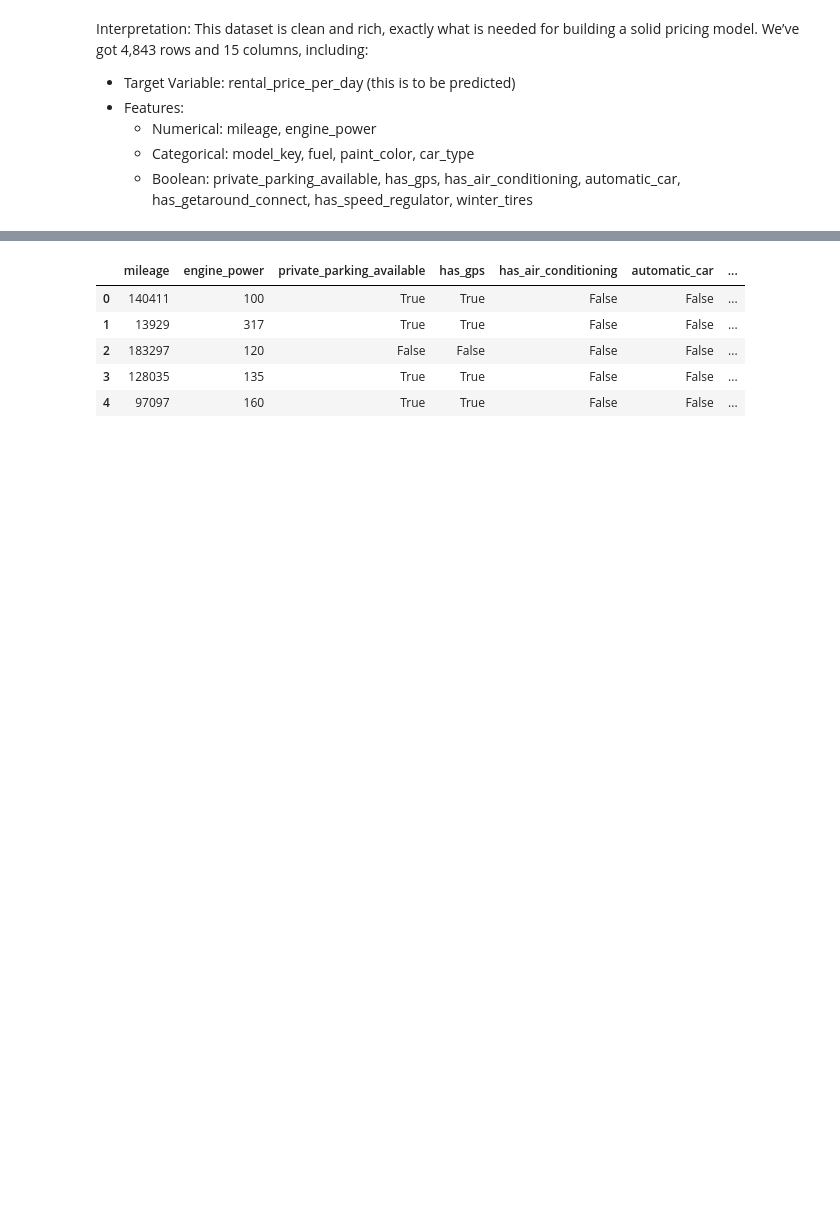
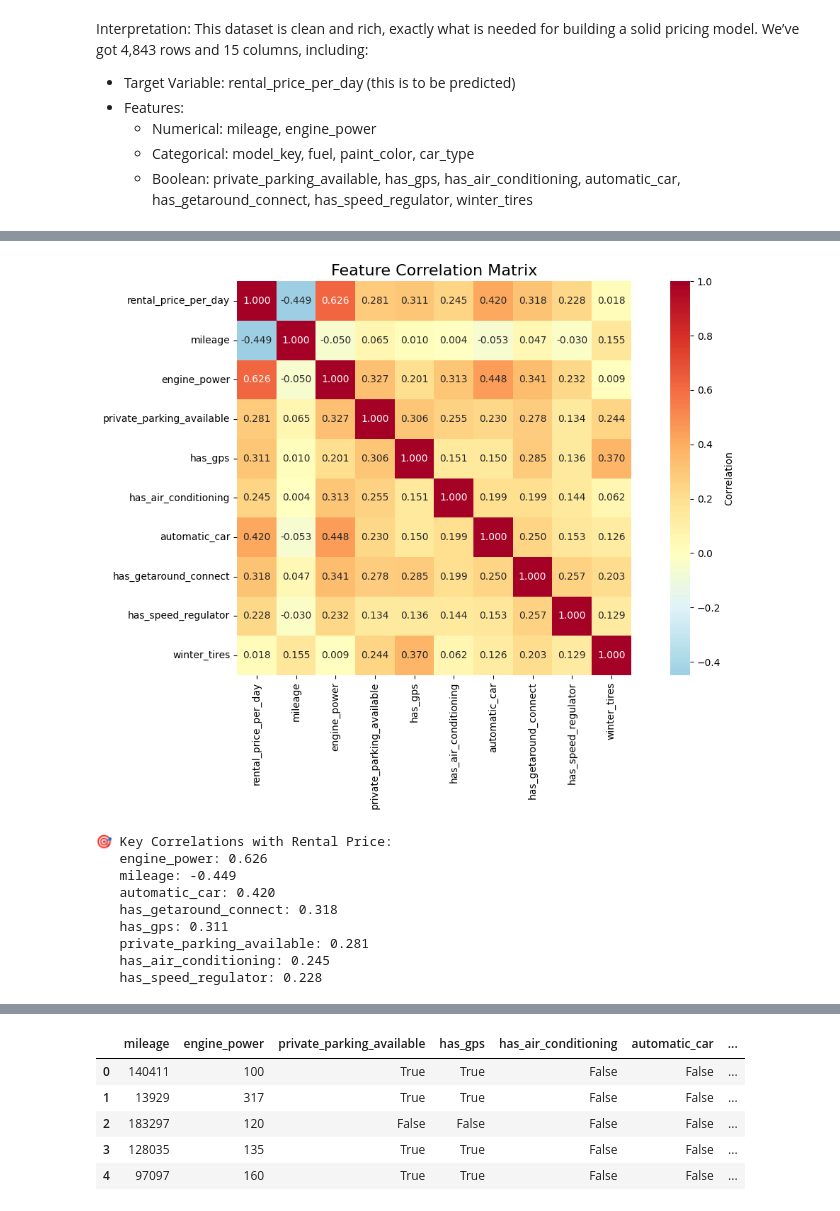
Before and after one commit to AgaHei/getaround-pricing-api, a Jupyter notebook: notebooks/getaround_pricing.ipynb, the cells around one changed output, grey strips where cells are left out. Cells and saved outputs as stored; diff of their text form; code cells hidden in the pictures; blank space fills up the shorter version.

```diff
--- a/notebooks/getaround_pricing.ipynb
+++ b/notebooks/getaround_pricing.ipynb
@@ -114,0 +168,37 @@ We’ve got 4,843 rows and 15 columns, including:
+# %%
+# 2. Correlation Analysis
+plt.figure(figsize=(12, 8))
+
+# Select numerical columns for correlation
+numerical_cols = ['rental_price_per_day', 'mileage', 'engine_power']
+boolean_cols = ['private_parking_available', 'has_gps', 'has_air_conditioning',
+                'automatic_car', 'has_getaround_connect', 'has_speed_regulator', 'winter_tires']
+
+# Combine for correlation matrix
+corr_data = df[numerical_cols + boolean_cols]
+correlation_matrix = corr_data.corr()
+
+# Create heatmap
+sns.heatmap(correlation_matrix, annot=True, cmap='RdYlBu_r', center=0,
+           fmt='.3f', square=True, cbar_kws={'label': 'Correlation'})
+plt.title('Feature Correlation Matrix', fontsize=16)
+plt.tight_layout()
+plt.show()
+
+# Print key correlations with price
+print("🎯 Key Correlations with Rental Price:")
+price_correlations = correlation_matrix['rental_price_per_day'].sort_values(key=abs, ascending=False)
+for feature, corr in price_correlations.items():
+    if feature != 'rental_price_per_day' and abs(corr) > 0.1:
+        print(f"   {feature}: {corr:.3f}")
+# %% [output]
+[figure, added]
+🎯 Key Correlations with Rental Price:
+   engine_power: 0.626
+   mileage: -0.449
+   automatic_car: 0.420
+   has_getaround_connect: 0.318
+   has_gps: 0.311
+   private_parking_available: 0.281
+   has_air_conditioning: 0.245
+   has_speed_regulator: 0.228
```
Also changed, not shown: parts of 16 cells of this notebook, 2 other files.
